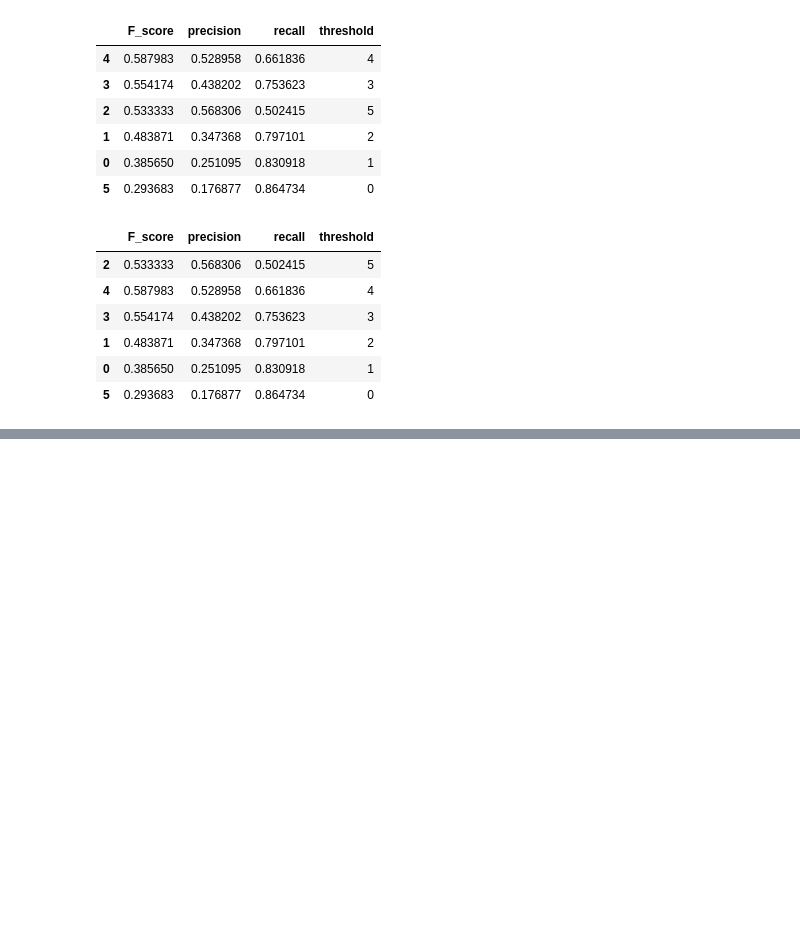
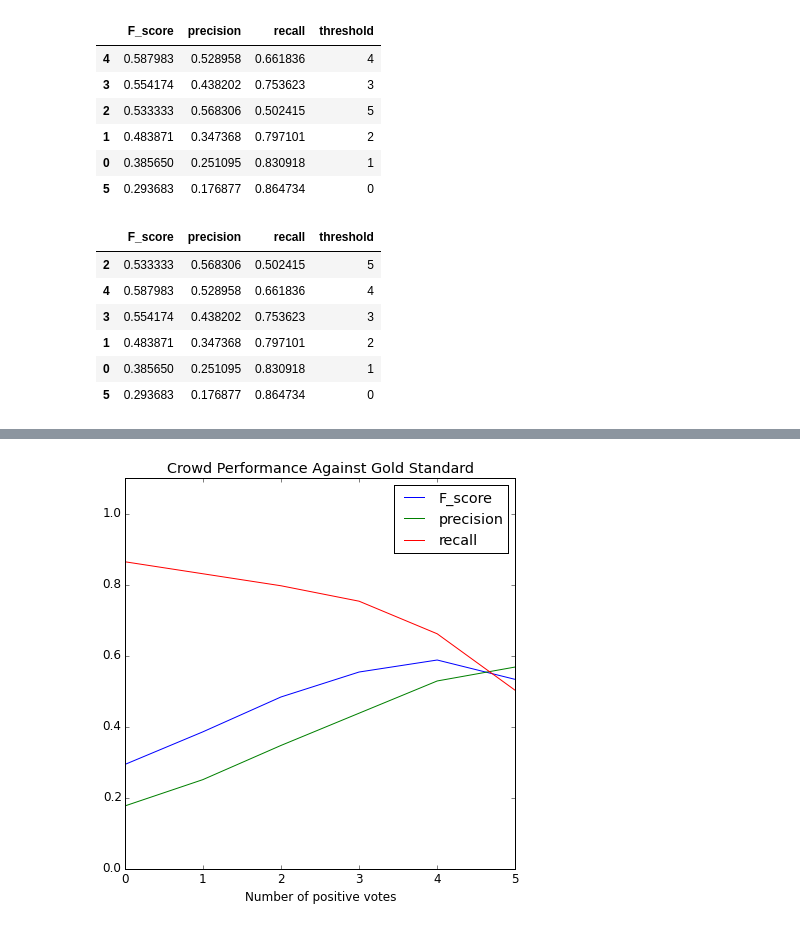
Before and after one commit to SuLab/crowd_cid_relex, a Jupyter notebook: crowd_only/devset_100_analysis.ipynb, the cells around one changed output, grey strips where cells are left out. Saved outputs shown, nothing was run; the diff lists cells and outputs as text; code cells hidden in the pictures; blank space fills up the shorter version.

```diff
--- a/crowd_only/devset_100_analysis.ipynb
+++ b/crowd_only/devset_100_analysis.ipynb
@@ -597,7 +732,7 @@ official_res.sort("F_score", ascending = False).head()
 | 361 | 0.596000 | 0.508532 | 0.719807 | 0.607743 |
 | 23 | 0.595652 | 0.541502 | 0.661836 | 0.788715 |
 # %%
-official_res_vote = new_F_score("num_votes", final_res)
+official_res_vote = new_F_score("num_votes", gold_relations, expanded_res)
 # %%
 official_res_vote.sort("F_score", ascending = False)
 # %% [output]
@@ -630,0 +770,6 @@ plot_it(official_res)
+# %%
+matplotlib.rcParams.update({'font.size': 12})
+# %%
+plot_it(official_res_vote, "Crowd Performance Against Gold Standard", "Number of positive votes")
+# %% [output]
+[figure, added]
```
Also changed, not shown: parts of 107 cells of this notebook, 1 other file.
